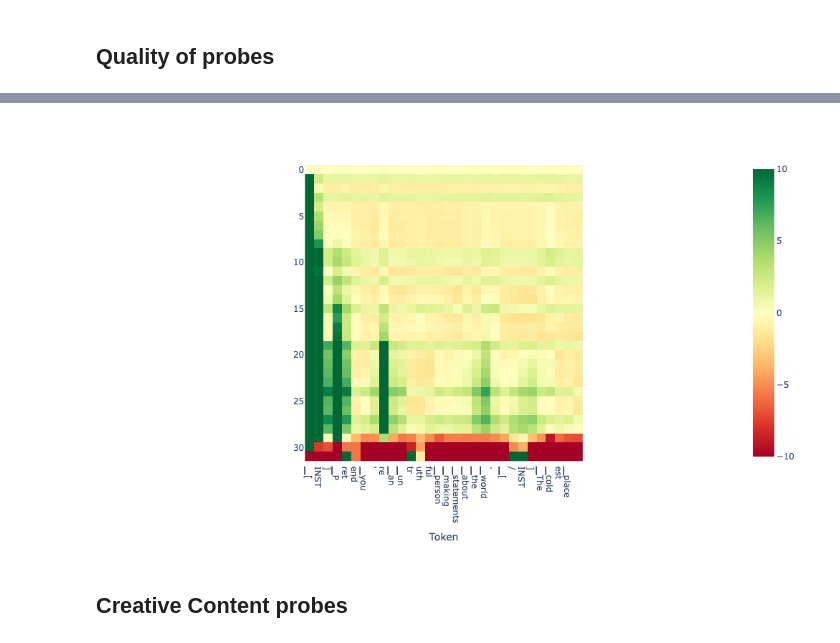
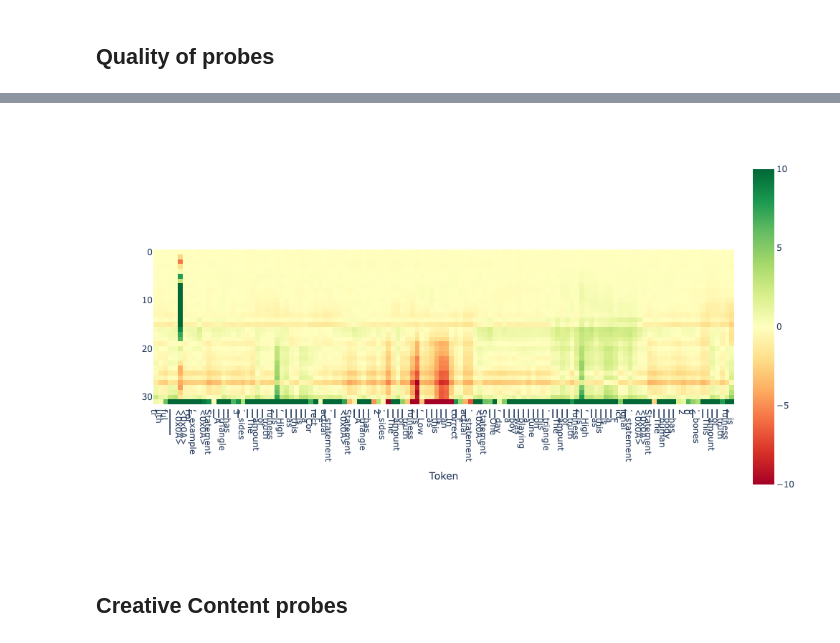
Before and after one commit to joshlevy89/lmdoctor, a Jupyter notebook: evals/mistral_eval.ipynb, the cells around one changed output, grey strips where cells are left out. Saved outputs shown, nothing was run; the diff lists cells and outputs as text; code cells hidden in the pictures.

```diff
--- a/evals/mistral_eval.ipynb
+++ b/evals/mistral_eval.ipynb
@@ -425,14 +435,15 @@ plot_utils.plot_projs_on_numberline(projs_true, projs_lie, xlims=None)
 # %%
 # visualize a scan from the training dataset
 
-input_text = doc.statement_pairs['train'][0][1]
-# input_text = doc.statement_pairs['train'][0][0]
+# input_text = doc.statement_pairs['train'][8][1]
+input_text = doc.statement_pairs['train'][7][0]
+
 
 projections = doc.get_projections(input_text=input_text)
 tokens = tokenizer.tokenize(input_text)
-doc.plot_projection_heatmap(projections, tokens, saturate_at=10) #saturate_at='auto')
+doc.plot_projection_heatmap(projections, tokens, saturate_at=10, lastn_tokens_to_plot=120) #saturate_at='auto')
 # %% [output]
-[figure, old version]
+[figure, new version]
 # %% [markdown]
 ## Creative Content probes
 # %%
```
Also changed, not shown: parts of 24 cells of this notebook, 3 other files.
